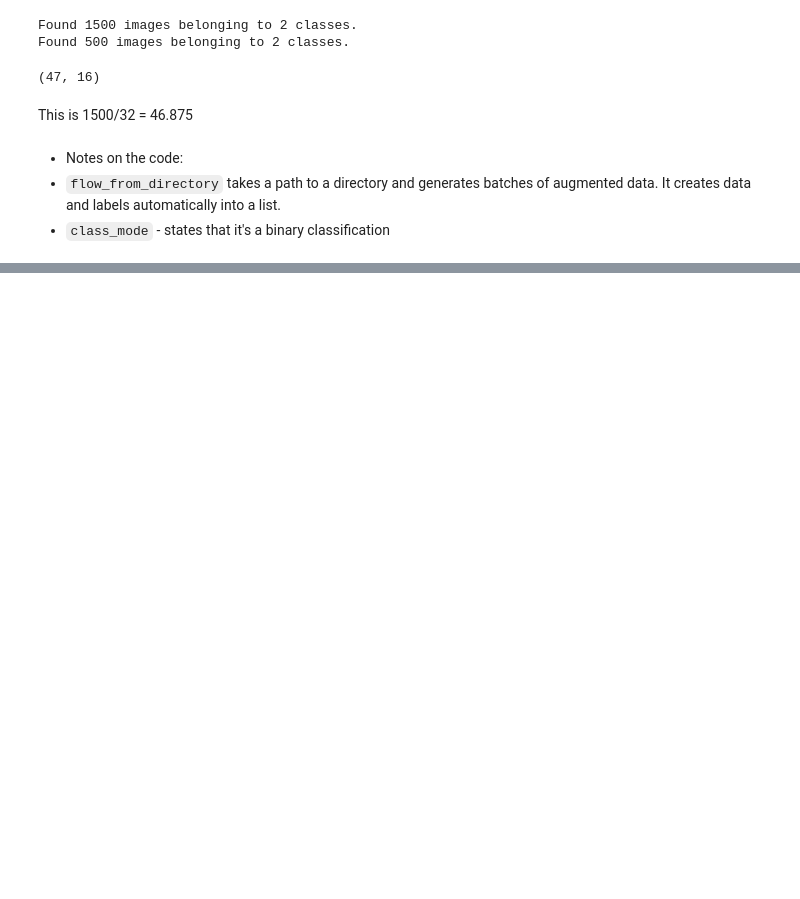
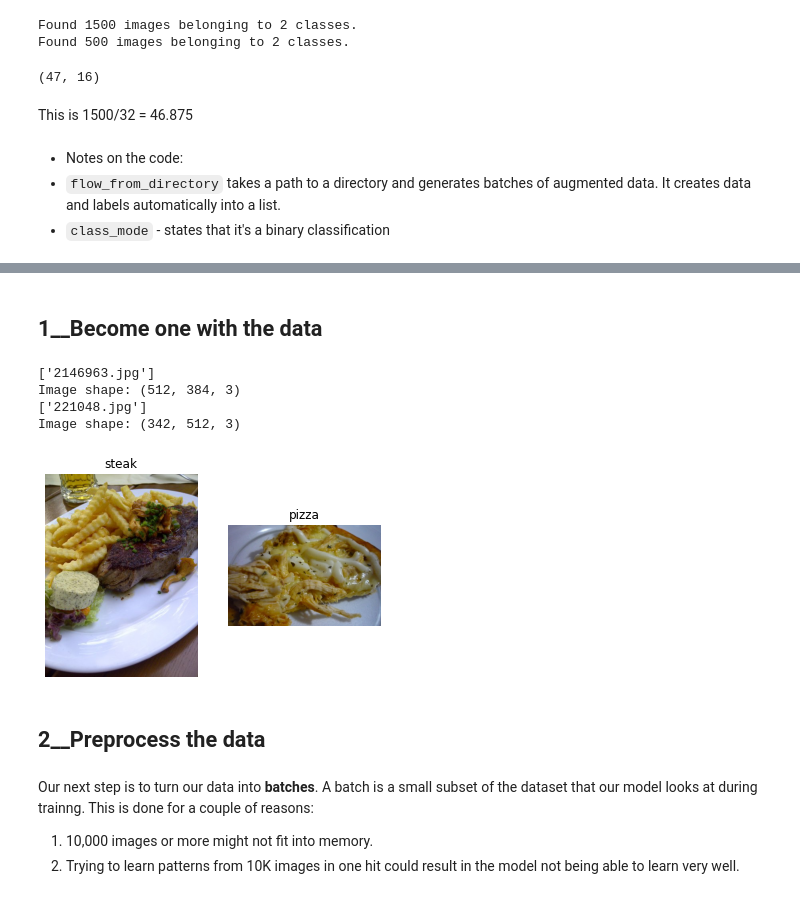
Before and after one commit to ucheokechukwu/ml_tensorflow_deeplearning, a Jupyter notebook: 03_introduction_to_computer_vision_with_tensorflow.ipynb, the cells around one changed output, grey strips where cells are left out. Drawn from its saved outputs; the diff is of its cells as text; code cells hidden in the pictures; blank space fills up the shorter version.

```diff
--- a/03_introduction_to_computer_vision_with_tensorflow.ipynb
+++ b/03_introduction_to_computer_vision_with_tensorflow.ipynb
@@ -242,0 +434,17 @@ Epoch 5/5
+# %% [markdown]
+## 1__Become one with the data
+# %%
+# Visualize data
+plt.figure()
+plt.subplot(1,2,1)
+steak_img = view_random_image("/content/pizza_steak/train/", "steak")
+plt.subplot(1,2,2)
+pizza_img = view_random_image("/content/pizza_steak/train/", "pizza")
+# %% [output]
+['2146963.jpg']
+Image shape: (512, 384, 3)
+['221048.jpg']
+Image shape: (342, 512, 3)
+[figure, added]
+# %% [markdown]
+## 2__Preprocess the data
@@ -242,0 +455,5 @@ Epoch 5/5
+# %% [markdown]
+Our next step is to turn our data into **batches**.
+A batch is a small subset of the dataset that our model looks at during trainng. This is done for a couple of reasons:
+1. 10,000 images or more might not fit into memory.
+2. Trying to learn patterns from 10K images in one hit could result in the model not being able to learn very well.
```
Also changed, not shown: parts of 77 cells of this notebook.
